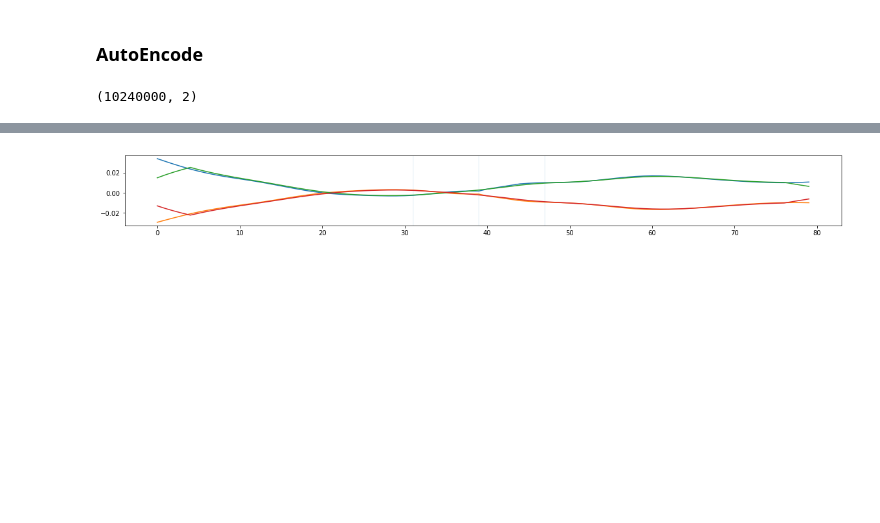
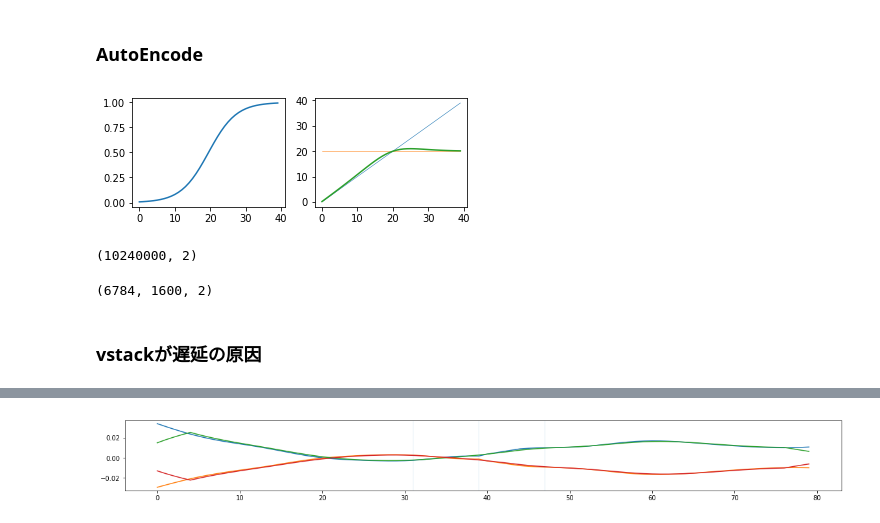
Before and after one commit to naruya/voice-autoencoder, a Jupyter notebook: autoencoder/ae.ipynb, the cells around one changed output, grey strips where cells are left out. Saved outputs shown, nothing was run; the diff lists cells and outputs as text; code cells hidden in the pictures; blank space fills up the shorter version.

```diff
--- a/autoencoder/ae.ipynb
+++ b/autoencoder/ae.ipynb
@@ -423 +381,45 @@ def connect(x1, x2, DEMO=False):
+# %%
+def sigmoid(size):
+    x = np.linspace(0,1,size)
+    x = (x - np.mean(x))*10
+    y = 1 / (1 + np.e**-x)
+    return y
+
+def connect(a, b, DEMO=False):
+    w = sigmoid(40)
+    c = a*np.array([(1-w)]) + b*np.array([w])
+    return c[0]
+
+plt.figure(figsize=(6,2));
+plt.subplot(1,2,1); plt.plot(sigmoid(40))
+a = np.arange(0,40); b = np.ones(40)*20
+plt.subplot(1,2,2); plt.plot(a, linewidth=0.5); plt.plot(b, linewidth=0.5); plt.plot(connect(a,b)); plt.show()
+# %% [output]
+[figure, added]
+# %%
+gen = Generator()
+
+ae_data = []
+
+for fi in range(1):
+    batch_size = 128
+    data, amp = gen.generate(fi, shuffle=False, NO_SILENT=False)
+
+    for index in tqdm(range(0, len(data), batch_size)):
+        batch_data = data[index:index+batch_size]
+        batch_amp = amp[index:index+batch_size]
+        _ae_data = sess.run(decoded, {inputs: batch_data})
+        if not _ae_data.shape == (batch_size, 1600,2):
+            continue
+
+        ae_data.extend(_ae_data*batch_amp.reshape(-1,1,1))
+#         _ae_data = np.array([denoise(_data) for _data in _ae_data])
+#         _ae_data = np.array([denoise(_data) for _data in _ae_data]) # denoise2回する
+#         ae_data.extend(_ae_data*batch_amp.reshape(-1,1,1))
+
+ae_data = np.array(ae_data).reshape(-1, data_dim)
+print(ae_data.shape)
+sf.write("sample/temp_fftloglogloss_256filters_10epoch.wav", ae_data, rate)
+# %% [output]
+(10240000, 2)
 # %%
@@ -441,5 +445,5 @@ for fi in range(1):
 # %%
-ae_data = np.array(ae_data).reshape(-1, data_dim)
+ae_data = np.array(ae_data)
 print(ae_data.shape)
 # %% [output]
-(10240000, 2)
+(6784, 1600, 2)
@@ -447,0 +450,2 @@ np.save("autoencoded.npy", ae_data)
+# %% [markdown]
+### vstackが遅延の原因
```
Also changed, not shown: parts of 18 cells of this notebook, 4 other files.
